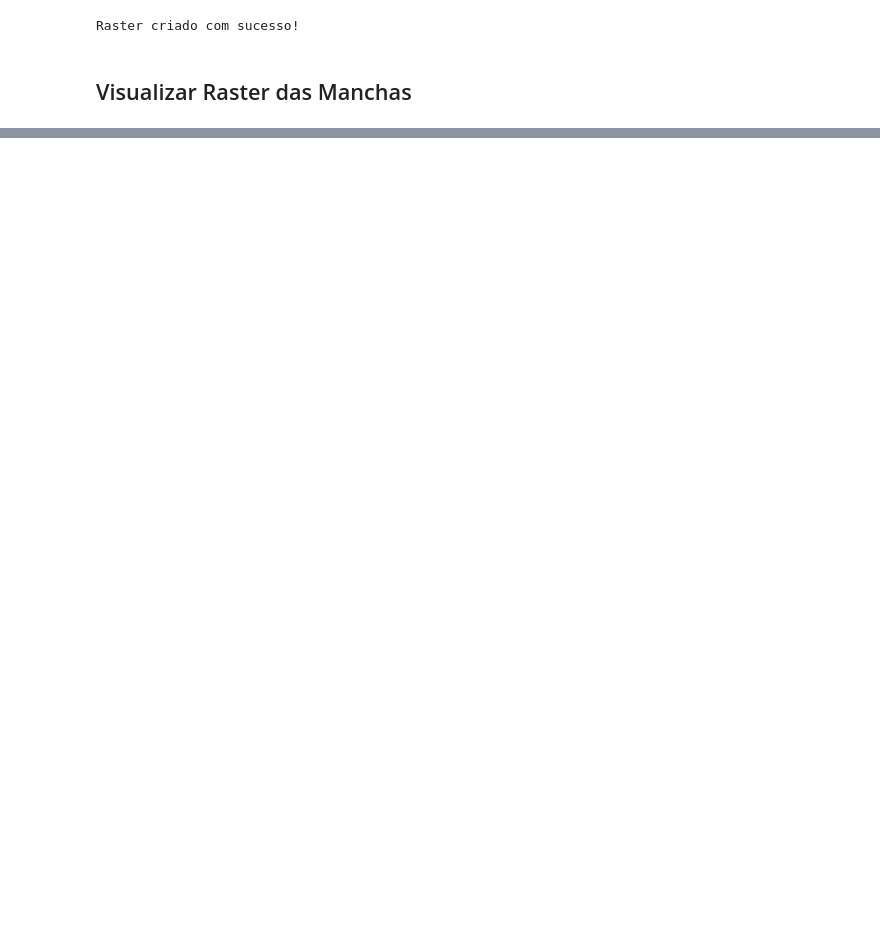
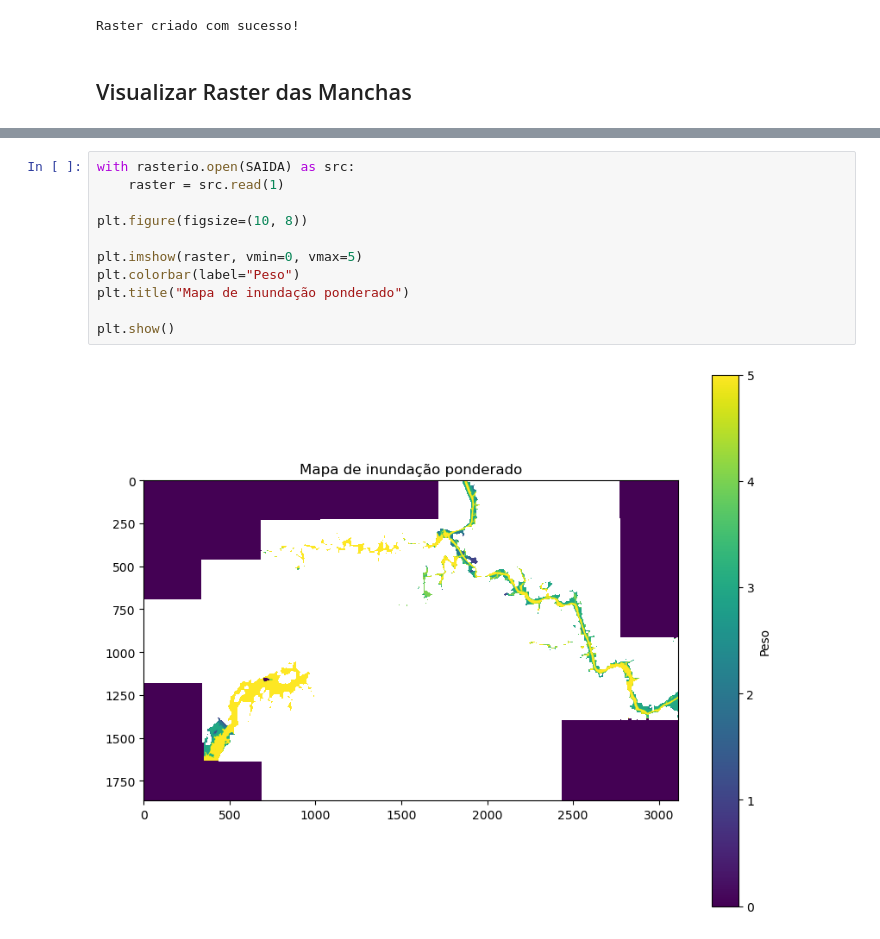
Before and after one commit to ezequielhenrique/tcc-areas-inundacao, a Jupyter notebook: notebooks/manchas_de_inundacao.ipynb, the cells around one changed output, grey strips where cells are left out. Drawn from its saved outputs; the diff is of its cells as text; blank space fills up the shorter version.

```diff
--- a/notebooks/manchas_de_inundacao.ipynb
+++ b/notebooks/manchas_de_inundacao.ipynb
@@ -280,0 +351,13 @@ plt.show()
+# %%
+with rasterio.open(SAIDA) as src:
+    raster = src.read(1)
+
+plt.figure(figsize=(10, 8))
+
+plt.imshow(raster, vmin=0, vmax=5)
+plt.colorbar(label="Peso")
+plt.title("Mapa de inundação ponderado")
+
+plt.show()
+# %% [output]
+[figure, added]
```
Also changed, not shown: parts of 8 cells of this notebook, 4 other files.
